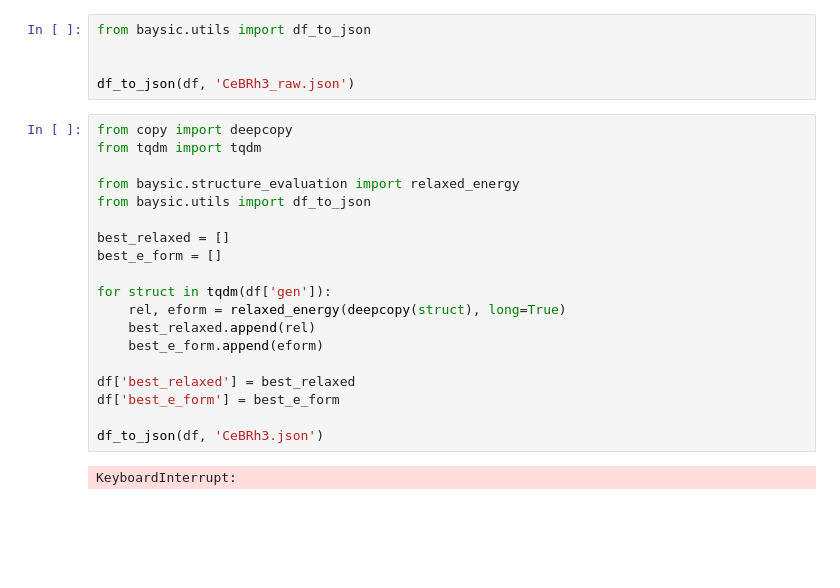
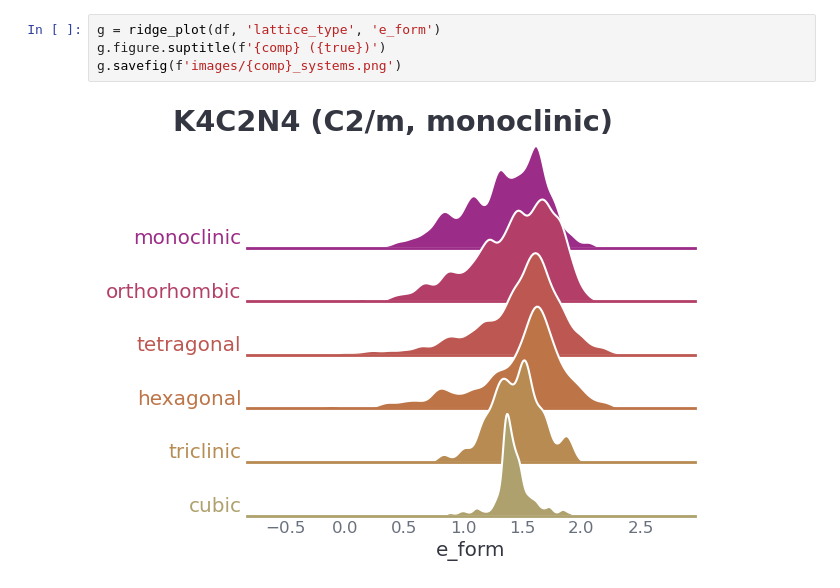
Before and after one commit to nicholas-miklaucic/baysic, a Jupyter notebook: group-search.ipynb, the cells around one changed output. Cells and saved outputs as stored; diff of their text form; blank space fills up the shorter version.

```diff
--- a/group-search.ipynb
+++ b/group-search.ipynb
@@ -196,26 +151,6 @@ Tight layout not applied. tight_layout cannot make axes height small enough to a
-# %%
-from baysic.utils import df_to_json
-
-
-df_to_json(df, 'CeBRh3_raw.json')
-# %%
-from copy import deepcopy
-from tqdm import tqdm
-
-from baysic.structure_evaluation import relaxed_energy
-from baysic.utils import df_to_json
-
-best_relaxed = []
-best_e_form = []
-
-for struct in tqdm(df['gen']):
-    rel, eform = relaxed_energy(deepcopy(struct), long=True)
-    best_relaxed.append(rel)
-    best_e_form.append(eform)
-
-df['best_relaxed'] = best_relaxed
-df['best_e_form'] = best_e_form
-
-df_to_json(df, 'CeBRh3.json')
-# %% [output]
-KeyboardInterrupt:
+# %%
+g = ridge_plot(df, 'lattice_type', 'e_form')
+g.figure.suptitle(f'{comp} ({true})')
+g.savefig(f'images/{comp}_systems.png')
+# %% [output]
+[figure, added]
```
Also changed, not shown: parts of 13 cells of this notebook, 4 other files.
